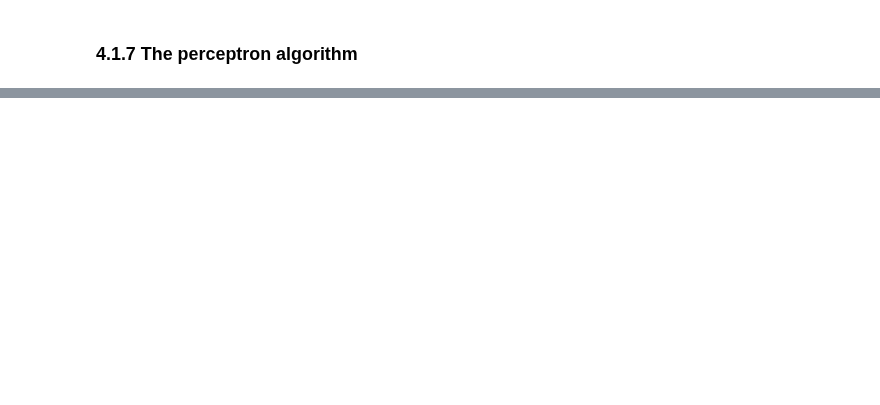
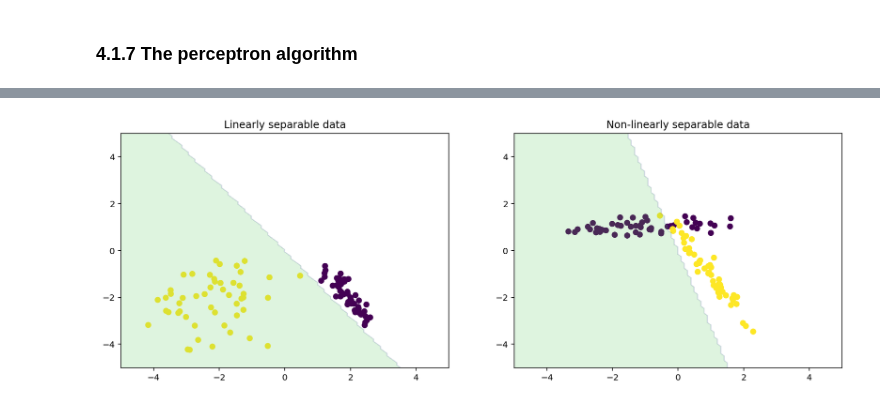
Before and after one commit to vagmcs/PRML, a Jupyter notebook: notebooks/ch4_linear_models_for_classification.ipynb, the cells around one changed output, grey strips where cells are left out. Saved outputs shown, nothing was run; the diff lists cells and outputs as text; code cells hidden in the pictures; blank space fills up the shorter version.

Commit message:
feat(chapter4): adds perceptron algorithm

```diff
--- a/notebooks/ch4_linear_models_for_classification.ipynb
+++ b/notebooks/ch4_linear_models_for_classification.ipynb
@@ -324,0 +360,53 @@ plt.show()
+# %%
+# number of training points
+N = 100
+
+x1, x2 = np.meshgrid(np.linspace(-5, 5, N), np.linspace(-5, 5, N))
+x_test = np.array([x1, x2]).reshape(2, -1).T
+
+model = Perceptron()
+
+plt.figure(figsize=(15, 5))
+
+x_train, t = make_classification(
+    n_features=2,
+    n_informative=2,
+    n_redundant=0,
+    n_classes=2,
+    n_clusters_per_class=1,
+    n_samples=N,
+    random_state=10,
+    class_sep=2,
+)
+
+model.fit(x_train, np.where(t == 0, -1, 1))
+predicted = model.predict(x_test)
+
+plt.subplot(1, 2, 1)
+plt.scatter(x_train[:, 0], x_train[:, 1], c=t)
+plt.contourf(x1, x2, predicted.reshape(N, N), alpha=0.2, levels=np.linspace(0, 1, 3))
+plt.xlim(-5, 5); plt.ylim(-5, 5)
+plt.title("Linearly separable data")
+
+x_train, t = make_classification(
+    n_features=2,
+    n_informative=2,
+    n_redundant=0,
+    n_classes=2,
+    n_clusters_per_class=1,
+    n_samples=N,
+    random_state=14,
+)
+
+model.fit(x_train, np.where(t == 0, -1, 1))
+predicted = model.predict(x_test)
+
+plt.subplot(1, 2, 2)
+plt.scatter(x_train[:, 0], x_train[:, 1], c=t)
+plt.contourf(x1, x2, predicted.reshape(N, N), alpha=0.2, levels=np.linspace(0, 1, 3))
+plt.xlim(-5, 5); plt.ylim(-5, 5)
+plt.title("Non-linearly separable data")
+
+plt.show()
+# %% [output]
+[figure, added]
```
Also changed, not shown: parts of 12 cells of this notebook, 2 other files.
